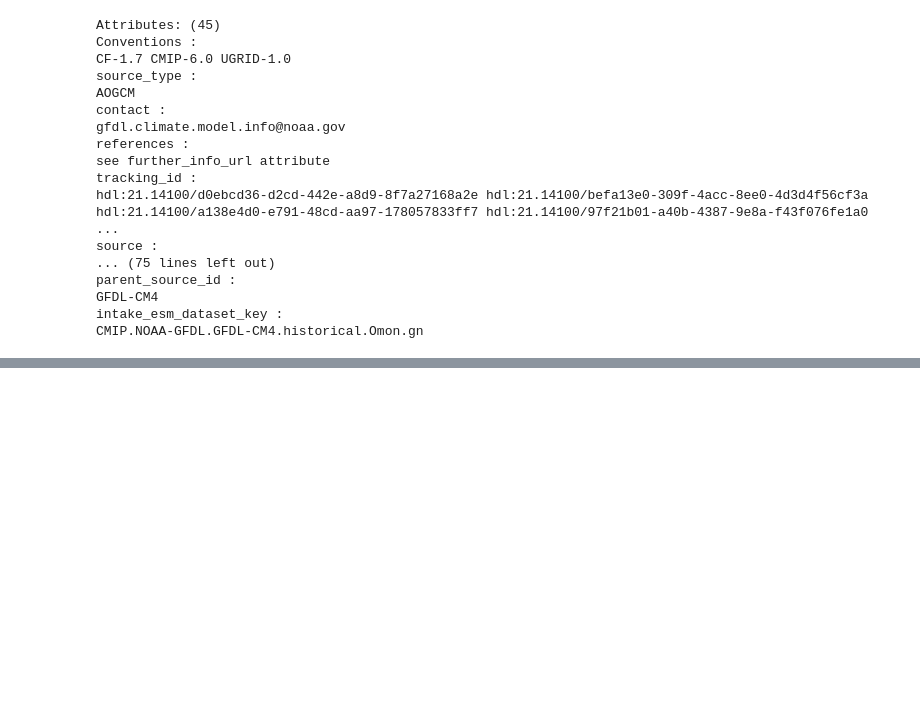
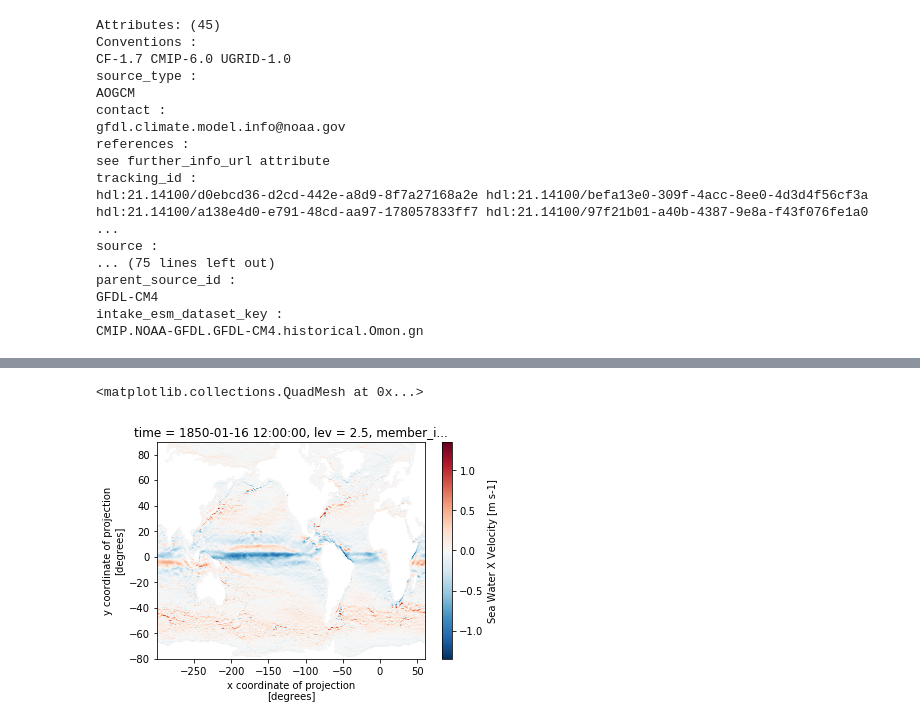
Before and after one commit to disandroa/Example-Notebooks, a Jupyter notebook: Initial Calculations/cm4_vo_plot.ipynb, the cells around one changed output, grey strips where cells are left out. Cells and saved outputs as stored; diff of their text form; code cells hidden in the pictures; blank space fills up the shorter version.

Commit message:
surface plot + sol. sea surface plot added

```diff
--- a/Initial Calculations/cm4_vo_plot.ipynb
+++ b/Initial Calculations/cm4_vo_plot.ipynb
@@ -134,0 +155,3 @@ CMIP.NOAA-GFDL.GFDL-CM4.historical.Omon.gn
+# %%
+surf_map = CM4_hist['uo'].sel(lev=2.5, time=CM4_hist.time[0])
+surf_map
@@ -134,0 +210,5 @@ CMIP.NOAA-GFDL.GFDL-CM4.historical.Omon.gn
+# %%
+surf_map.plot()
+# %% [output]
+<matplotlib.collections.QuadMesh at 0x...>
+[figure, added]
```
Also changed, not shown: parts of 10 cells of this notebook.
